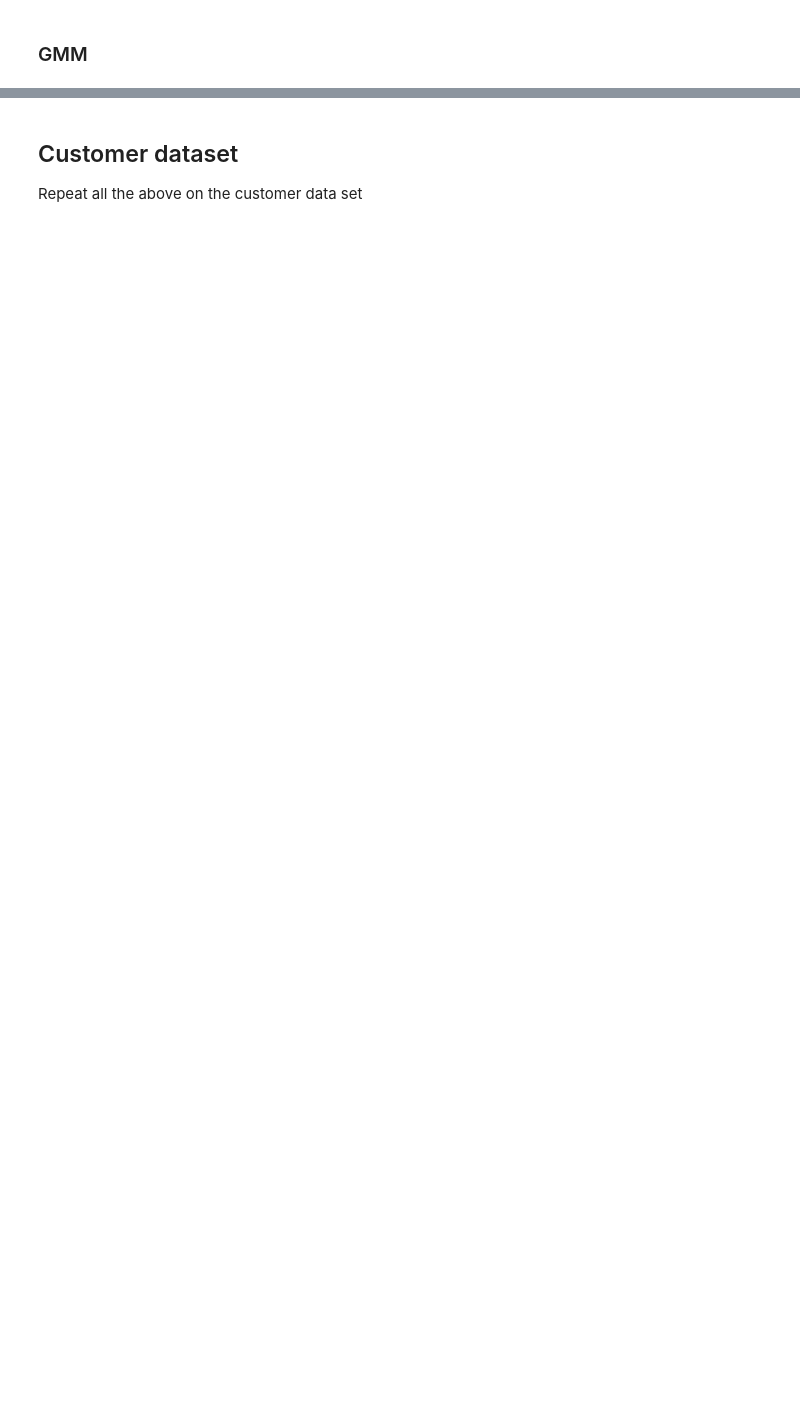
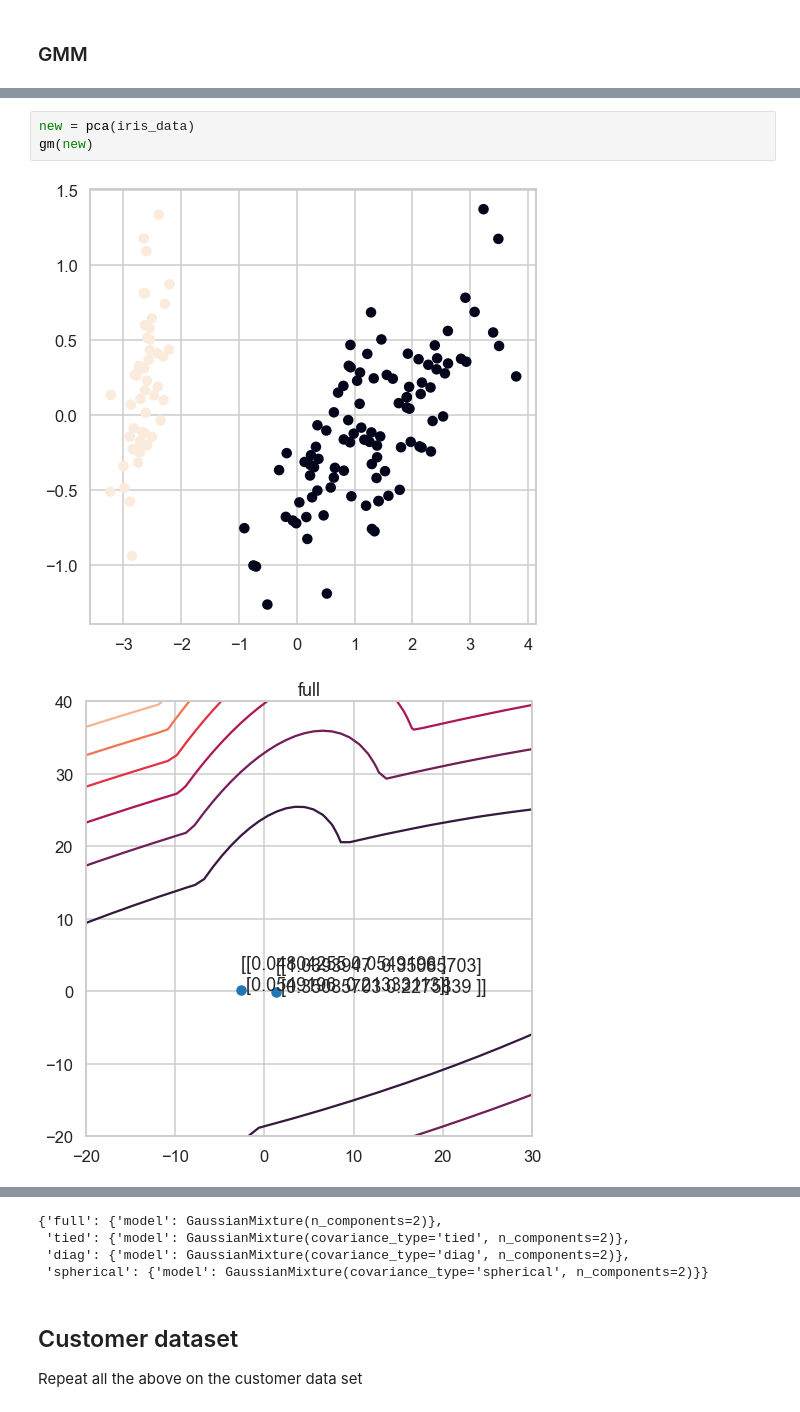
Before and after one commit to ahmednadr/guc-clustering-notebook, a Jupyter notebook: Clustering Project.ipynb, the cells around one changed output, grey strips where cells are left out. Cells and saved outputs as stored; diff of their text form; blank space fills up the shorter version.

```diff
--- a/Clustering Project.ipynb
+++ b/Clustering Project.ipynb
@@ -354,0 +369,6 @@ gm(iris_data)
+# %%
+new = pca(iris_data)
+gm(new)
+# %% [output]
+[figure, added]
+[figure, added]
@@ -355,3 +381,7 @@ gm(iris_data)
+{'full': {'model': GaussianMixture(n_components=2)},
+ 'tied': {'model': GaussianMixture(covariance_type='tied', n_components=2)},
+ 'diag': {'model': GaussianMixture(covariance_type='diag', n_components=2)},
+ 'spherical': {'model': GaussianMixture(covariance_type='spherical', n_components=2)}}
 # %% [markdown]
 ## Customer dataset
 Repeat all the above on the customer data set
```
Also changed, not shown: parts of 9 cells of this notebook.
